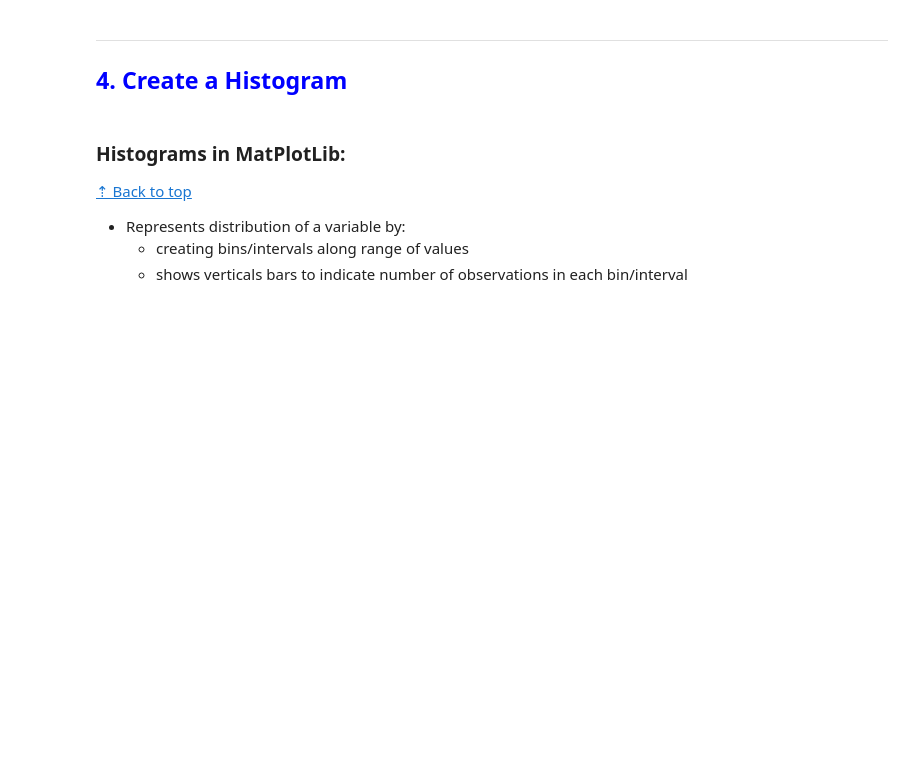
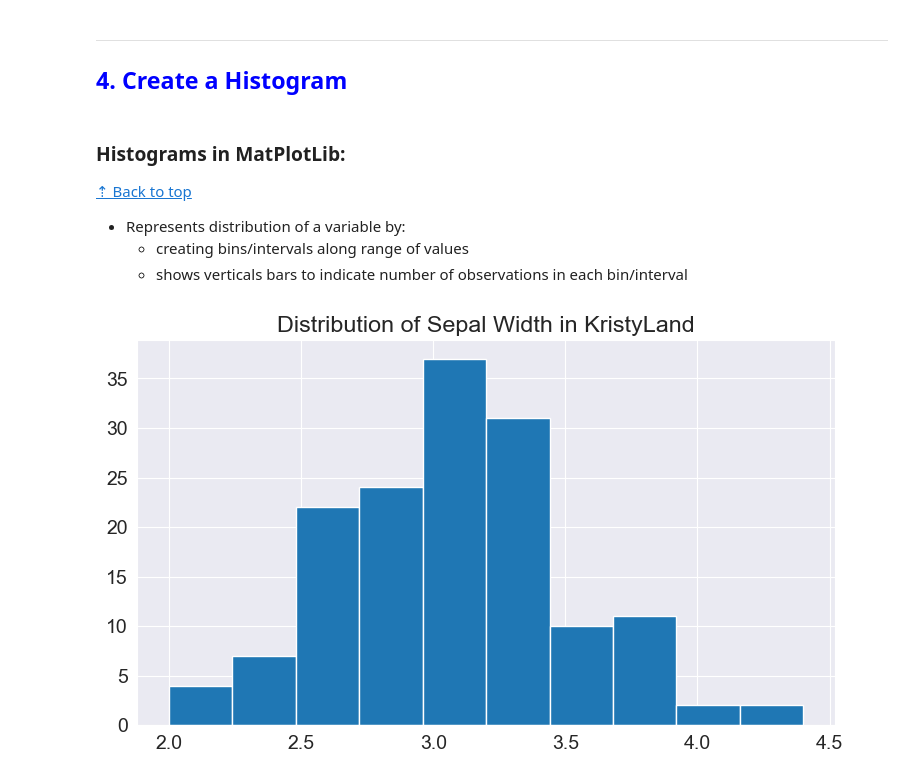
Before and after one commit to Ms-KL/python-data-science-playground, a Jupyter notebook: data-visualisation/data_visualisation.ipynb, the cells around one changed output. Cells and saved outputs as stored; diff of their text form; code cells hidden in the pictures; blank space fills up the shorter version.

```diff
--- a/data-visualisation/data_visualisation.ipynb
+++ b/data-visualisation/data_visualisation.ipynb
@@ -415,3 +417,17 @@ sns.scatterplot(x='sepal_length',
 * Represents distribution of a variable by:
     * creating bins/intervals along range of values
     * shows verticals bars to indicate number of observations in each bin/interval
+# %%
+# Load data into a Pandas dataframe
+flowers_df = sns.load_dataset("iris")
+
+# sepal_width = y axis / vertical = frequency
+flowers_df.sepal_width
+
+# set the title of the histogram
+plt.title("Distribution of Sepal Width in KristyLand")
+
+# plot the histogram using the width data (From scatterplot above)
+plt.hist(flowers_df.sepal_width);
+# %% [output]
+[figure, added]
```
Also changed, not shown: parts of 30 cells of this notebook.
